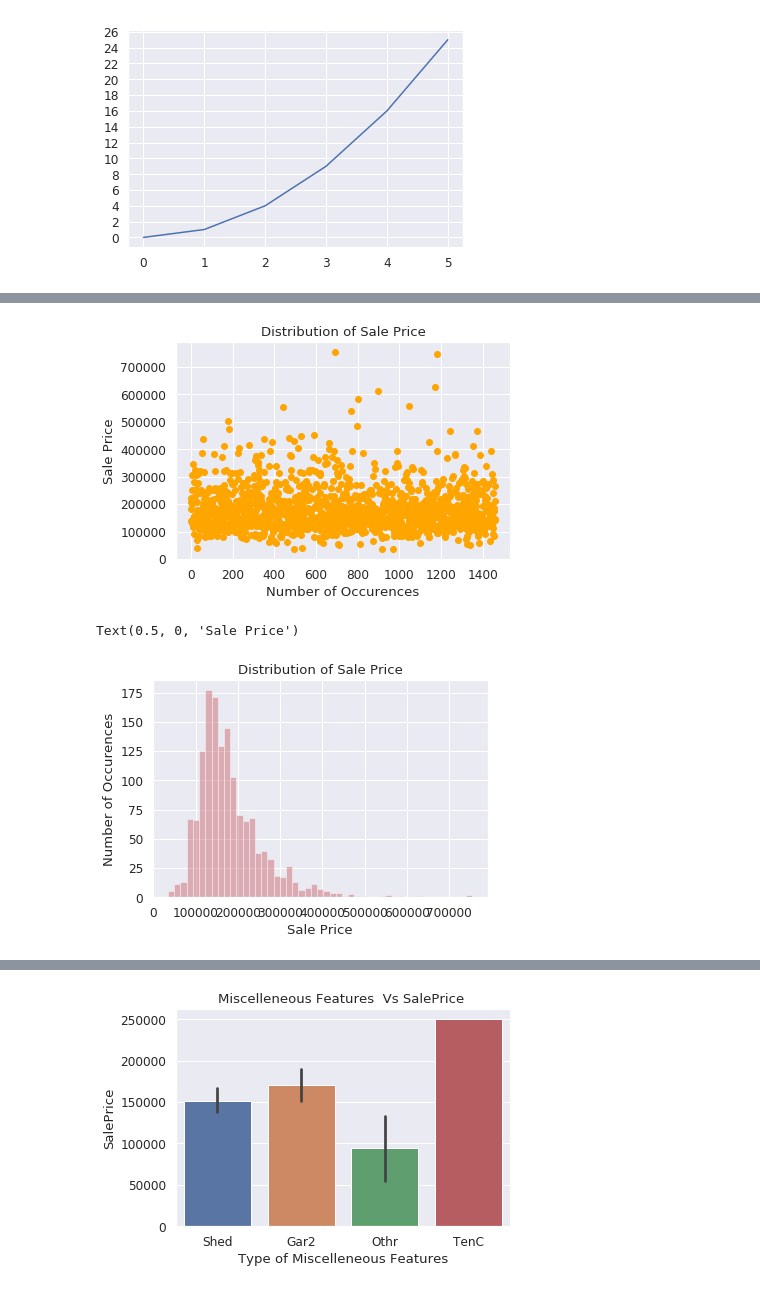
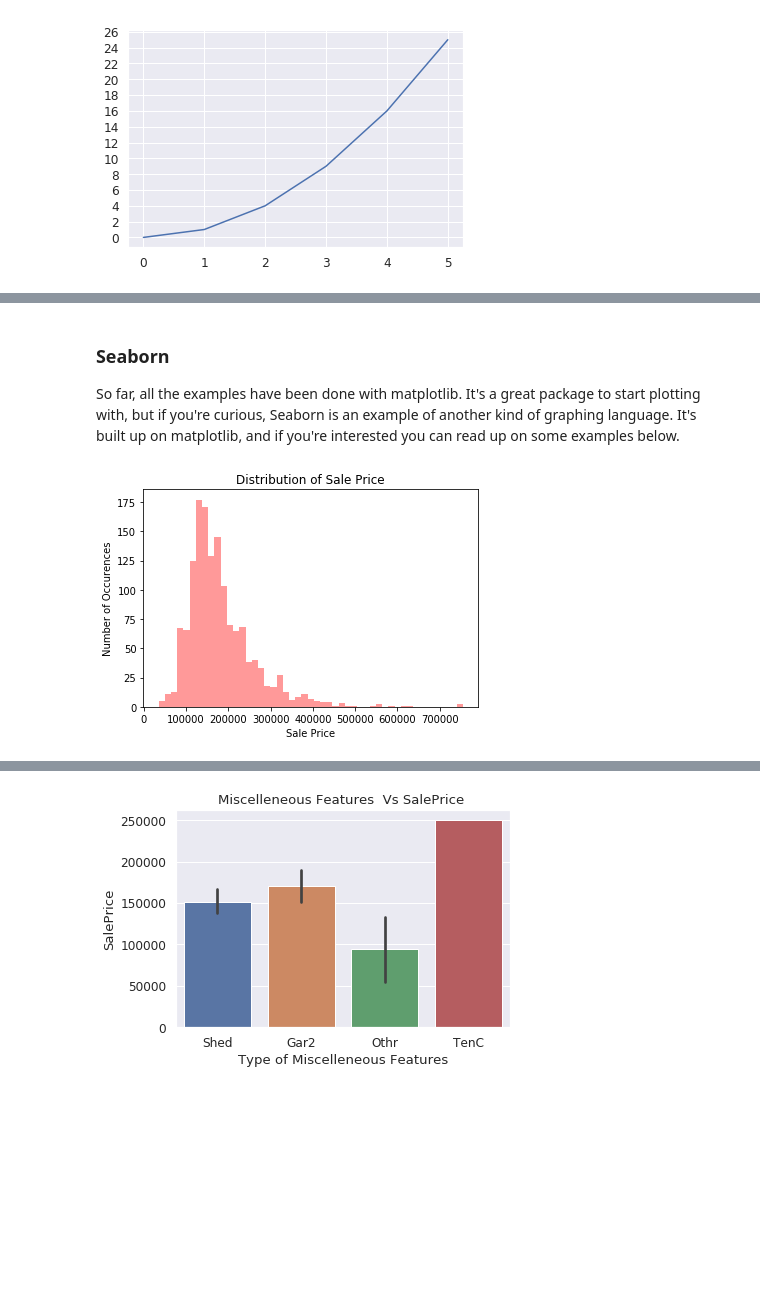
Before and after one commit to SUSA-org/Fall-2018-Career-Exploration, a Jupyter notebook: Lectures/Lecture8/dataclean.ipynb, the cells around one changed output, grey strips where cells are left out. Drawn from its saved outputs; the diff is of its cells as text; code cells hidden in the pictures; blank space fills up the shorter version.

Commit message:
Updated Visualizations

```diff
--- a/Lectures/Lecture8/dataclean.ipynb
+++ b/Lectures/Lecture8/dataclean.ipynb
@@ -803,0 +820,3 @@ plt.show()
+# %% [markdown]
+### Seaborn
+So far, all the examples have been done with matplotlib. It's a great package to start plotting with, but if you're curious, Seaborn is an example of another kind of graphing language. It's built up on matplotlib, and if you're interested you can read up on some examples below.
@@ -804,15 +826,8 @@ plt.show()
 # %%
-plt.scatter(range(train.shape[0]), train["SalePrice"].values,color='orange')
+sns.distplot(train['SalePrice'], color="r", kde=False)
 plt.title("Distribution of Sale Price")
-plt.xlabel("Number of Occurences")
-plt.ylabel("Sale Price");
+plt.ylabel("Number of Occurences")
+plt.xlabel("Sale Price")
+plt.show()
 # %% [output]
-[figure, old version]
+[figure, new version]
-# %%
-sns.distplot(train['SalePrice'], color="r", kde=False)
-plt.title("Distribution of Sale Price")
-plt.ylabel("Number of Occurences")
-plt.xlabel("Sale Price")
-# %% [output]
-Text(0.5, 0, 'Sale Price')
-[figure, removed]
```
Also changed, not shown: parts of 20 cells of this notebook.
